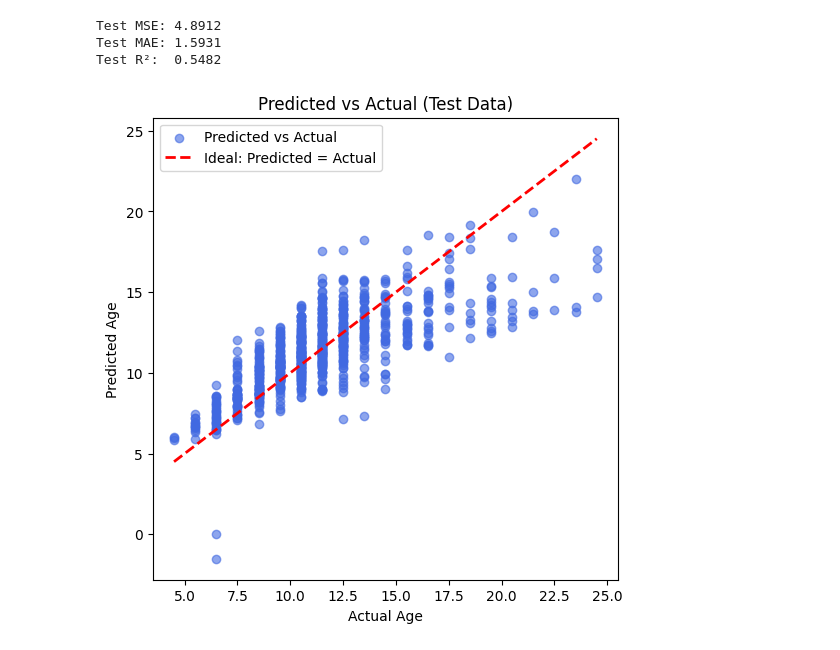
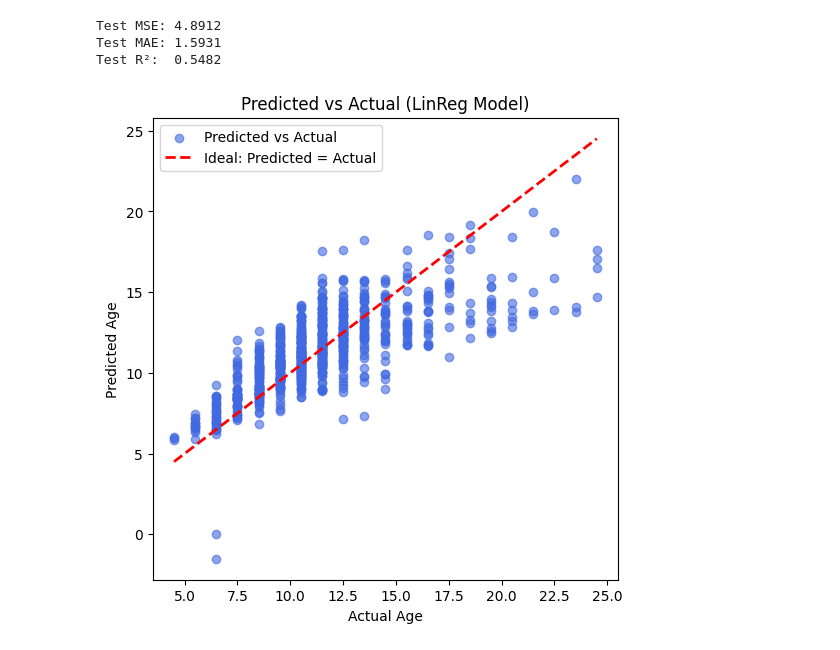
Before and after one commit to nayash/deep-cross-nn-demo, a Jupyter notebook: src/linear_reg.ipynb, the cells around one changed output. Cells and saved outputs as stored; diff of their text form; code cells hidden in the pictures.

```diff
--- a/src/linear_reg.ipynb
+++ b/src/linear_reg.ipynb
@@ -123,25 +123,25 @@ Test R²:  0.5482
 # %%
 import matplotlib.pyplot as plt
 
 os.makedirs(os.path.join(output_path, 'lin_reg'), exist_ok=True)
 
 plt.figure(figsize=(6, 6))
 plt.scatter(y_test_unscaled, y_predict_unscaled,
              alpha=0.6, color='royalblue', label='Predicted vs Actual')
 plt.plot(
     [min(y_test_unscaled), max(y_test_unscaled)],
     [min(y_test_unscaled), max(y_test_unscaled)],
     color='red',
     linestyle='--',
     linewidth=2,
     label='Ideal: Predicted = Actual'
 )
 plt.xlabel('Actual Age')
 plt.ylabel('Predicted Age')
-plt.title('Predicted vs Actual (Test Data)')
+plt.title('Predicted vs Actual (LinReg Model)')
 plt.legend()
 
 plt.savefig(output_path+'/lin_reg/lin_reg_plot.png', dpi=300, bbox_inches='tight')
 plt.show()
 # %% [output]
-[figure, old version]
+[figure, new version]
```
Also changed, not shown: 12 other files.
